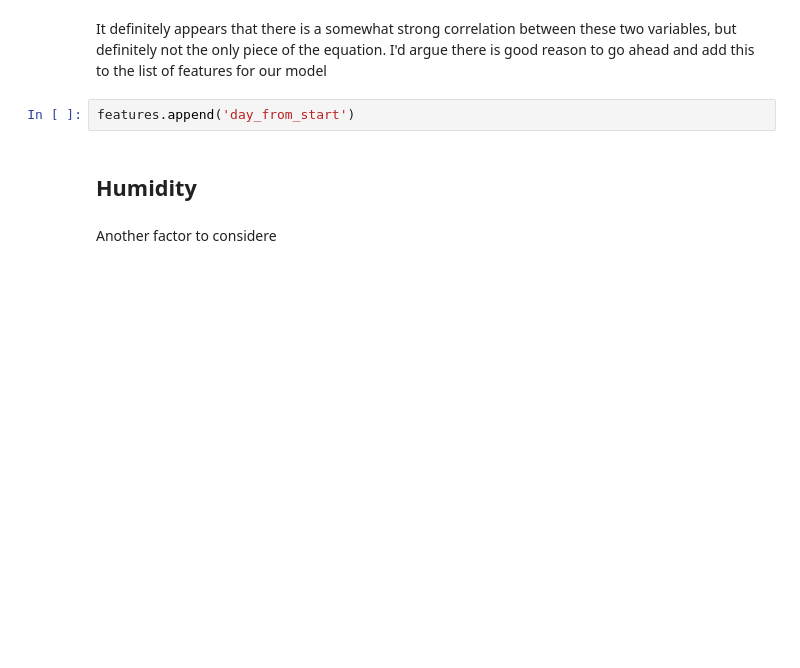
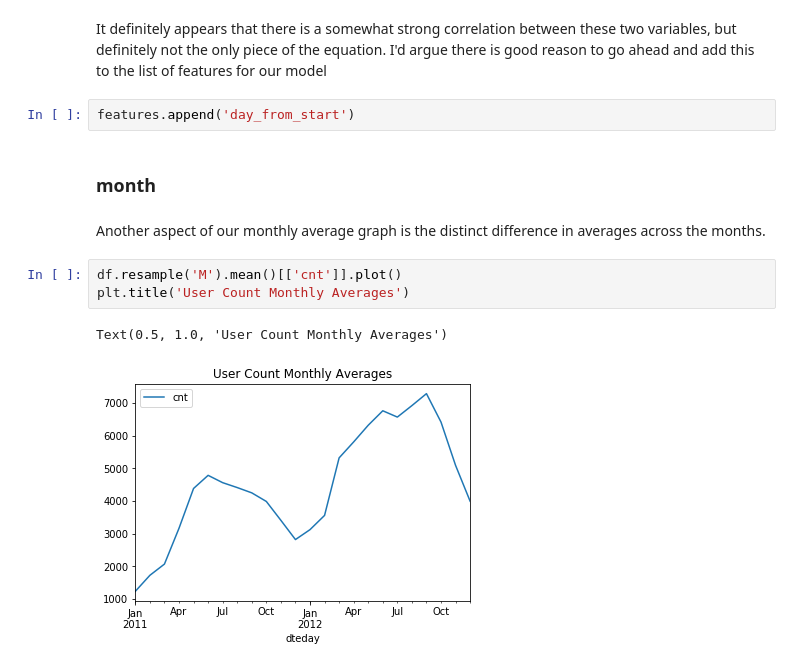
Before and after one commit to Norrick-McGee/ds-personal-projects, a Jupyter notebook: regression/Bike Rental Regression.ipynb, the cells around one changed output. Cells and saved outputs as stored; diff of their text form; blank space fills up the shorter version.

```diff
--- a/regression/Bike Rental Regression.ipynb
+++ b/regression/Bike Rental Regression.ipynb
@@ -230,6 +273,12 @@ It definitely appears that there is a somewhat strong correlation between these
 # %%
 features.append('day_from_start')
 # %% [markdown]
-## Humidity
+### month
-# %% [markdown]
-Another factor to considere
+# %% [markdown]
+Another aspect of our monthly average graph is the distinct difference in averages across the months.
+# %%
+df.resample('M').mean()[['cnt']].plot()
+plt.title('User Count Monthly Averages')
+# %% [output]
+Text(0.5, 1.0, 'User Count Monthly Averages')
+[figure, added]
```
Also changed, not shown: parts of 58 cells of this notebook.
